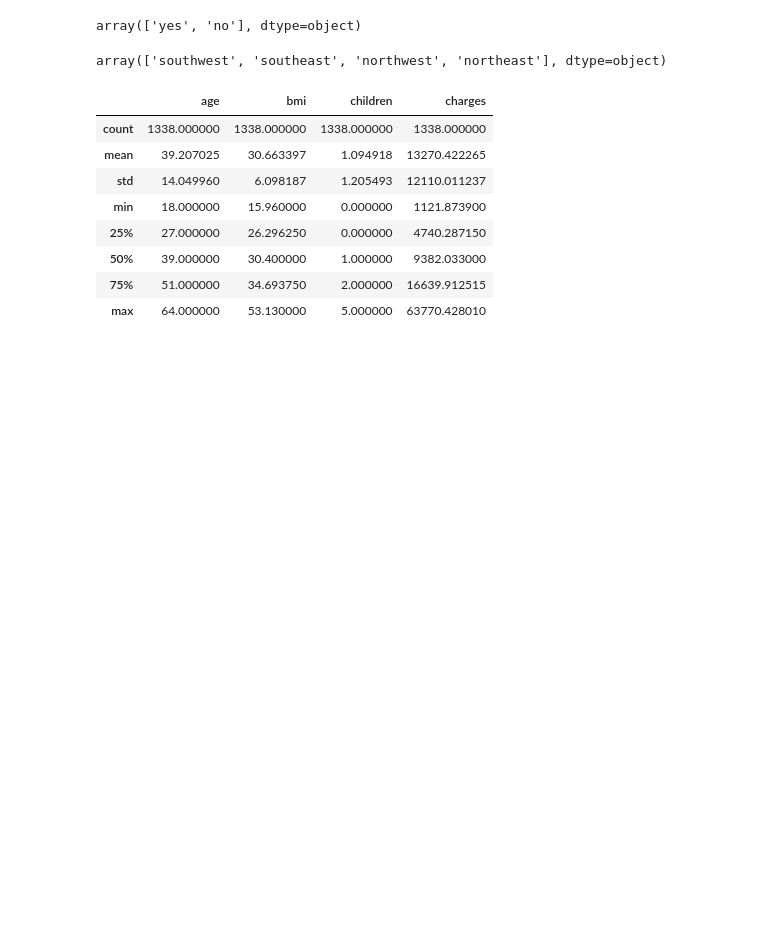
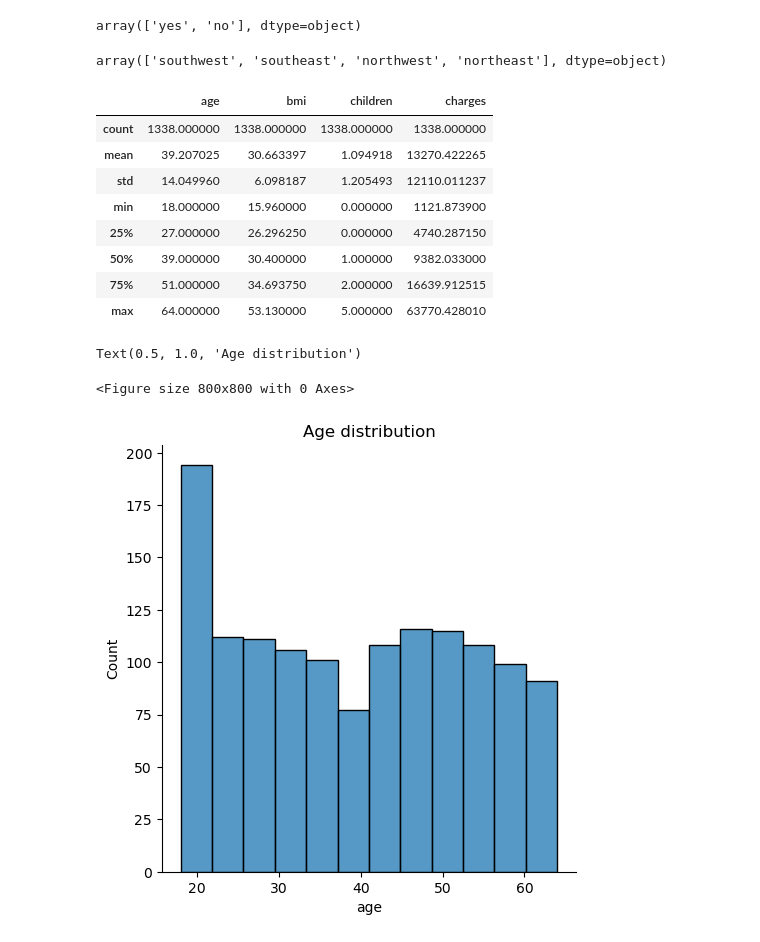
Before and after one commit to Ayodele10/Med_insurance_pred_Regression, a Jupyter notebook: Med_insurance_pred.ipynb, the cells around one changed output. Cells and saved outputs as stored; diff of their text form; code cells hidden in the pictures; blank space fills up the shorter version.

```diff
--- a/Med_insurance_pred.ipynb
+++ b/Med_insurance_pred.ipynb
@@ -80,3 +82,11 @@ med_insurance_data.describe()
 | 50% | 39.000000 | 30.400000 | 1.000000 | 9382.033000 |
 | 75% | 51.000000 | 34.693750 | 2.000000 | 16639.912515 |
 | max | 64.000000 | 53.130000 | 5.000000 | 63770.428010 |
+# %%
+plt.figure(figsize=(8,8))
+sns.displot(med_insurance_data['age']) #use displot or histplot for numerical values, and countplot fot categorical
+plt.title('Age distribution')
+# %% [output]
+Text(0.5, 1.0, 'Age distribution')
+<Figure size 800x800 with 0 Axes>
+[figure, added]
```
Also changed, not shown: parts of 32 cells of this notebook.
